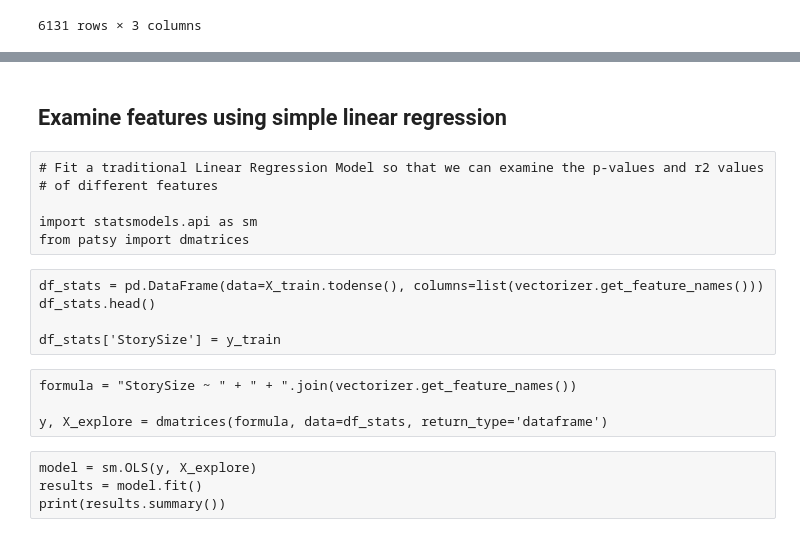
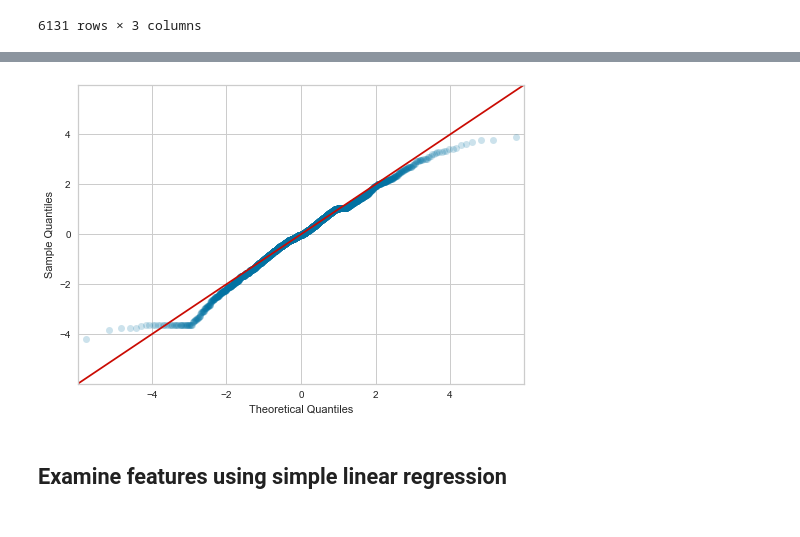
Before and after one commit to MartinChrisWood/news_crow, a Jupyter notebook: 07_ML_predict_size.ipynb, the cells around one changed output, grey strips where cells are left out. Drawn from its saved outputs; the diff is of its cells as text; code cells hidden in the pictures.

```diff
--- a/07_ML_predict_size.ipynb
+++ b/07_ML_predict_size.ipynb
@@ -153,21 +230,9 @@ sns.lmplot(x="train", y="pred", data=temp_df, scatter_kws={"alpha":0.05})
+# %%
+res = clf.best_estimator_.predict(X_train) - y_train
+
+fig = sm.qqplot(res, stats.t, fit=True, line='45', alpha=0.2)
+plt.show()
+# %% [output]
+[figure, added]
 # %% [markdown]
 ## Examine features using simple linear regression
-# %% [raw]
-# Fit a traditional Linear Regression Model so that we can examine the p-values and r2 values
-# of different features
-
-import statsmodels.api as sm
-from patsy import dmatrices
-# %% [raw]
-df_stats = pd.DataFrame(data=X_train.todense(), columns=list(vectorizer.get_feature_names()))
-df_stats.head()
-
-df_stats['StorySize'] = y_train
-# %% [raw]
-formula = "StorySize ~ " + " + ".join(vectorizer.get_feature_names())
-
-y, X_explore = dmatrices(formula, data=df_stats, return_type='dataframe')
-# %% [raw]
-model = sm.OLS(y, X_explore)
-results = model.fit()
-print(results.summary())
```
Also changed, not shown: parts of 17 cells of this notebook, 2 other files.
